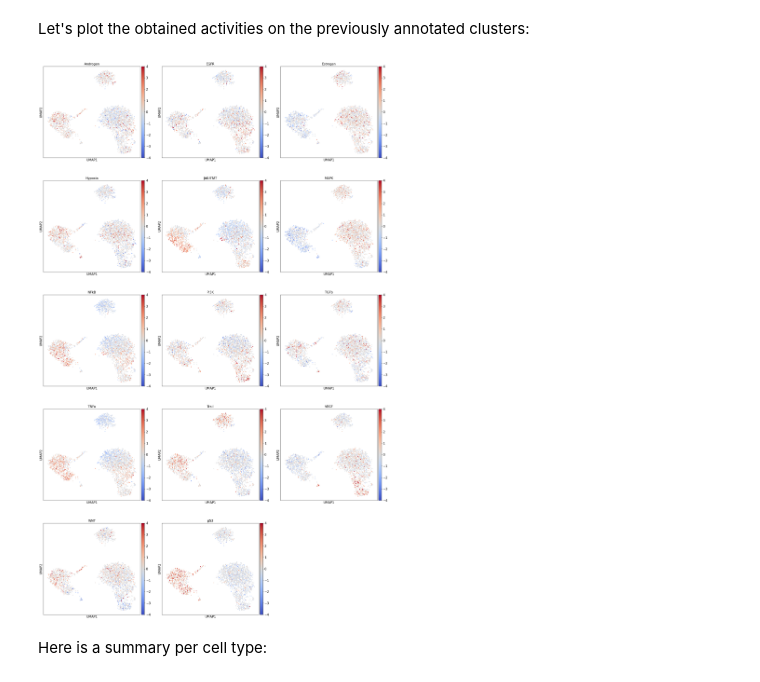
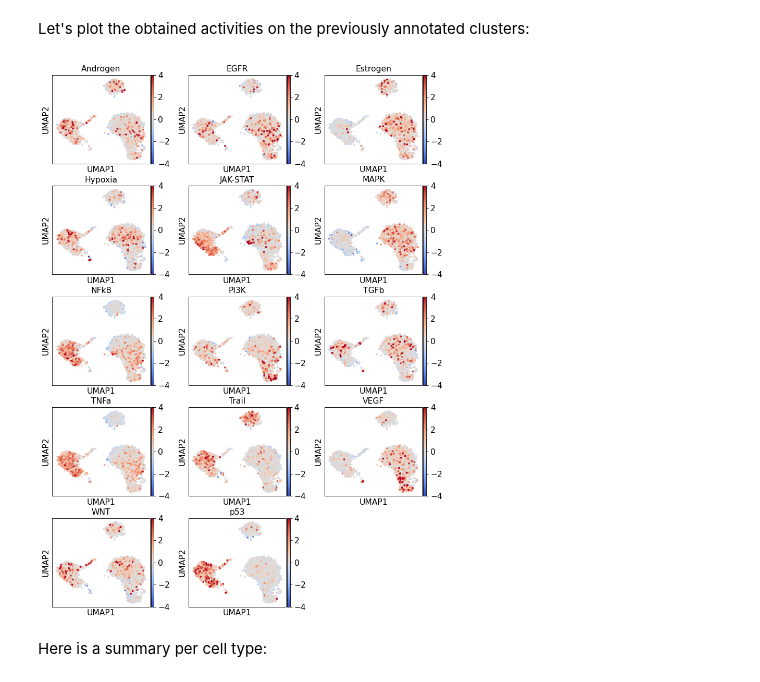
Before and after one commit to saezlab/progeny-py, a Jupyter notebook: example/single_cell_vignette.ipynb, the cells around one changed output. Cells and saved outputs as stored; diff of their text form; code cells hidden in the pictures.

```diff
--- a/example/single_cell_vignette.ipynb
+++ b/example/single_cell_vignette.ipynb
@@ -171,9 +171,10 @@ AnnData object with n_obs × n_vars = 2638 × 14
 Let's plot the obtained activities on the previously annotated clusters:
 # %%
 pw_adata = progeny.extract(adata)
+sc.set_figure_params(figsize=(3,3))
 sc.pl.umap(pw_adata, color=pw_adata.var.index, vmin=-4, vmax=4, cmap='coolwarm', ncols=3)
 # %% [output]
-[figure, old version]
+[figure, new version]
 # %% [markdown]
 Here is a summary per cell type:
 # %%
```
Also changed, not shown: parts of 5 cells of this notebook.
